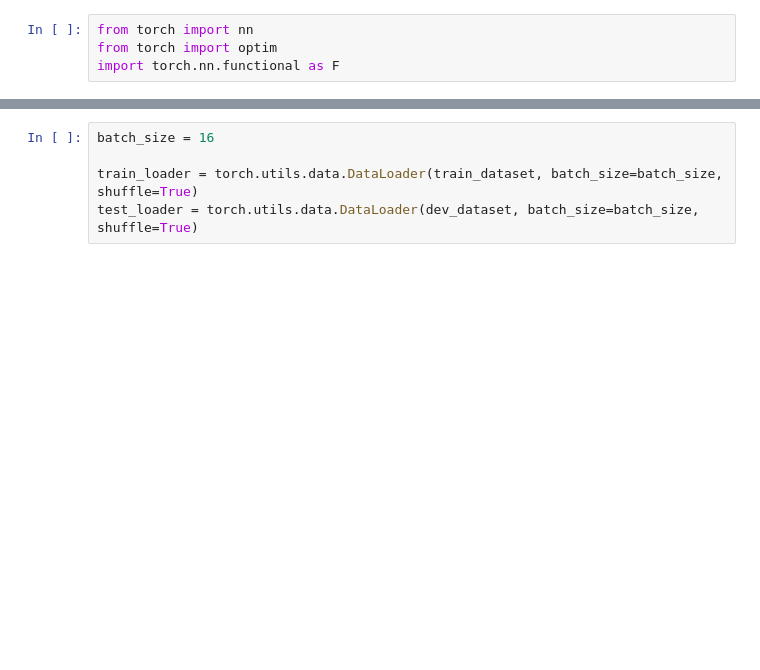
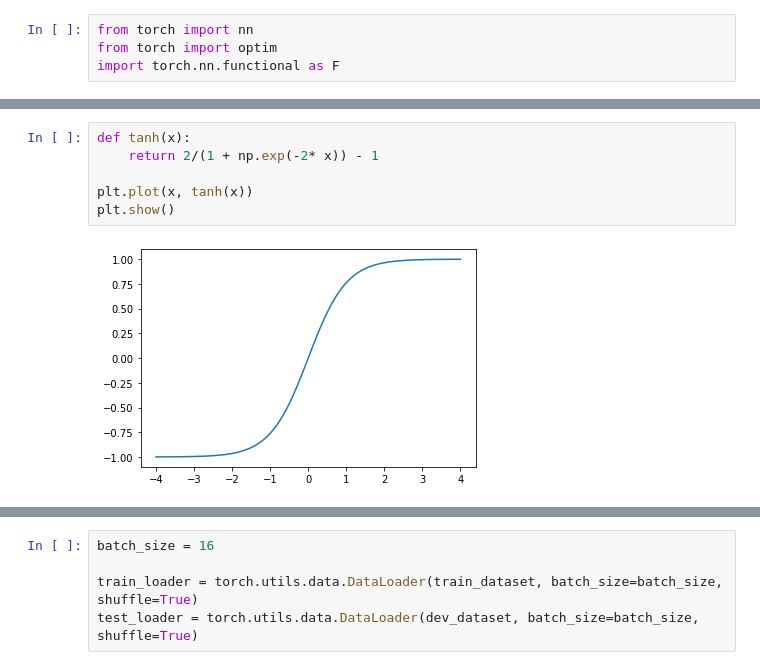
Before and after one commit to sbartek/intro-to-pytorch, a Jupyter notebook: 030-fully-connected-layers.ipynb, the cells around one changed output, grey strips where cells are left out. Cells and saved outputs as stored; diff of their text form; blank space fills up the shorter version.

```diff
--- a/030-fully-connected-layers.ipynb
+++ b/030-fully-connected-layers.ipynb
@@ -207,0 +253,8 @@ import torch.nn.functional as F
+# %%
+def tanh(x):
+    return 2/(1 + np.exp(-2* x)) - 1
+
+plt.plot(x, tanh(x))
+plt.show()
+# %% [output]
+[figure, added]
```
Also changed, not shown: parts of 100 cells of this notebook.
